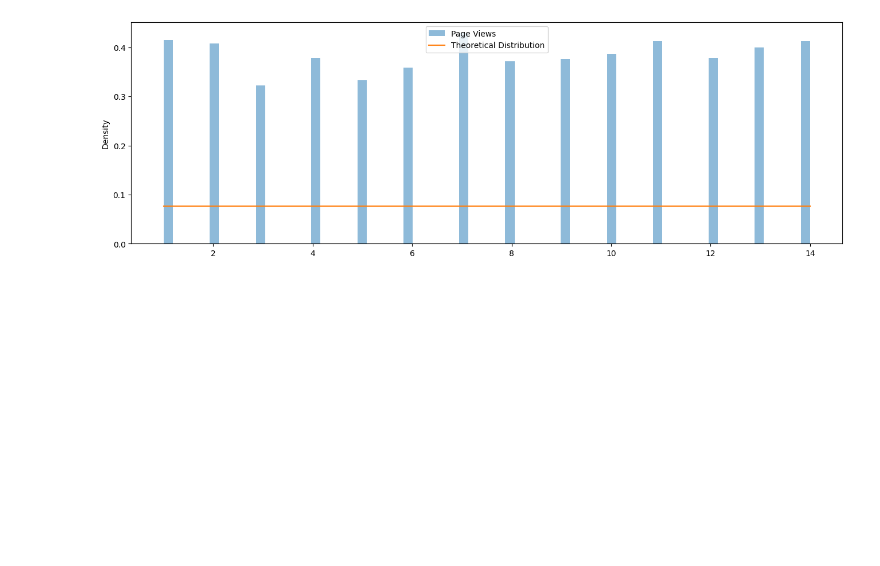
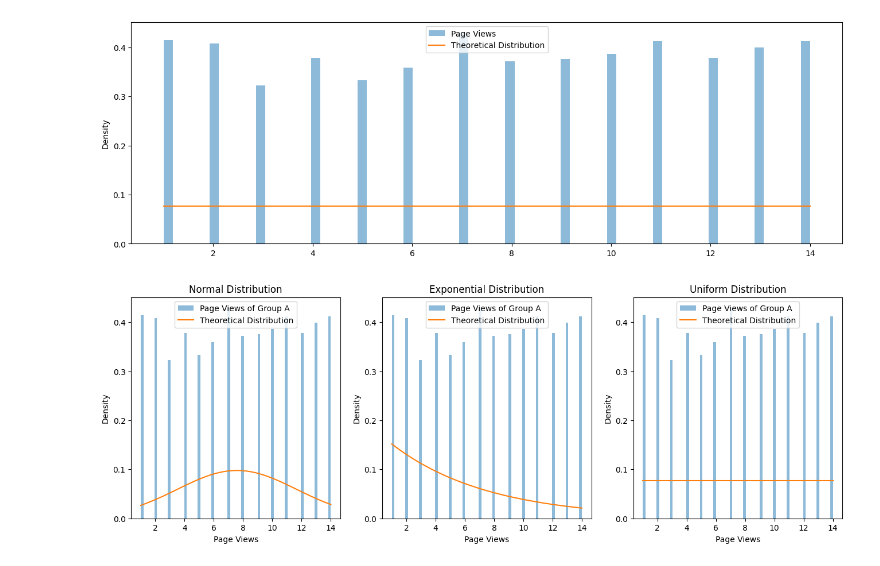
Before and after one commit to chemkemeimyers/PythonProjects, a Jupyter notebook: ABTesting_R2.ipynb, the cells around one changed output. Saved outputs shown, nothing was run; the diff lists cells and outputs as text; code cells hidden in the pictures; blank space fills up the shorter version.

```diff
--- a/ABTesting_R2.ipynb
+++ b/ABTesting_R2.ipynb
@@ -158,3 +158,30 @@ axes.legend()
 plt.show()
 # %% [output]
 [figure]
+# %%
+#Using a loop
+
+def plot_distributions(column, group_name):
+    x_values = np.linspace(min(column), max(column), 100)
+    distributions={
+        'Normal': stats.norm.pdf(x_values, *stats.norm.fit(column)),
+        'Exponential': stats.expon.pdf(x_values, *stats.expon.fit(column)),
+        'Uniform': stats.uniform.pdf(x_values, loc=min(column), scale=max(column)-min(column))
+    }
+
+    fig, axes = plt.subplots(1,3, figsize=(16,5))
+
+    #Loop through each subplot and distribution
+    for ax, (distribution_name, distribution) in zip(axes, distributions.items()):
+        ax.hist(column, bins=70, alpha=0.5, label=f'{column.name} of {group_name}', density=True)
+        ax.plot(x_values, distribution, label='Theoretical Distribution')
+        ax.set_title(f'{distribution_name} Distribution')
+        ax.set_xlabel(column.name)
+        ax.set_ylabel('Density')
+        ax.legend()
+
+    plt.show()
+
+plot_distributions(GroupA_PageViews, "Group A")
+# %% [output]
+[figure, added]
```
Also changed, not shown: parts of 10 cells of this notebook.
